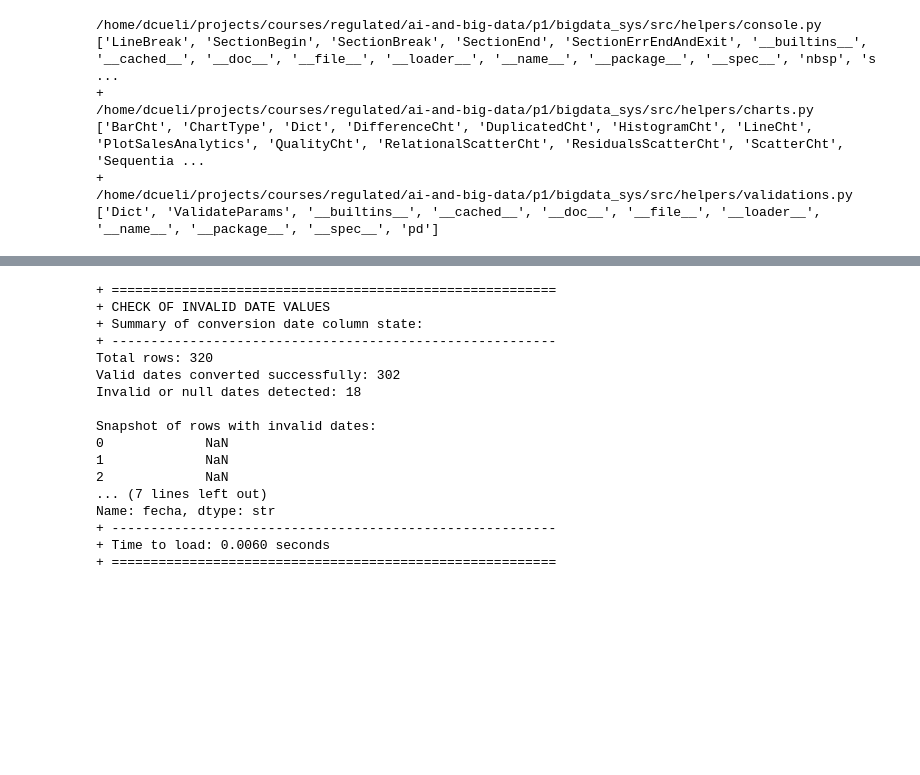
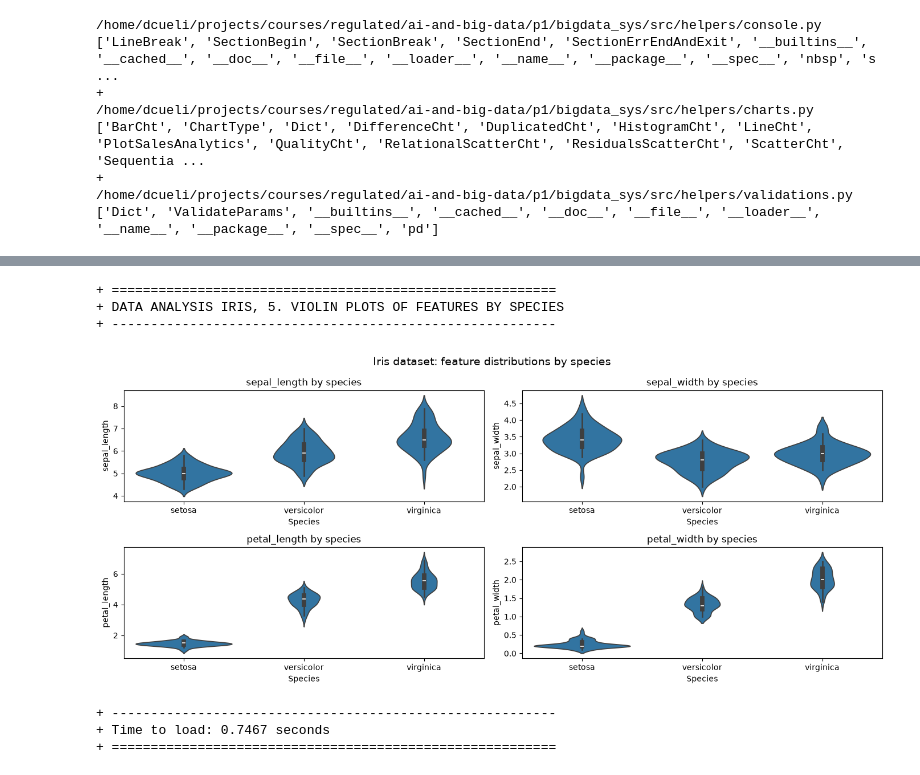
Before and after one commit to dcueli-com/bigdata_sys, a Jupyter notebook: src/activities/RA2/lesson_03/notebooks/3_3_iris_dataset.ipynb, the cells around one changed output, grey strips where cells are left out. Saved outputs shown, nothing was run; the diff lists cells and outputs as text; code cells hidden in the pictures; blank space fills up the shorter version.

```diff
--- a/src/activities/RA2/lesson_03/notebooks/3_3_iris_dataset.ipynb
+++ b/src/activities/RA2/lesson_03/notebooks/3_3_iris_dataset.ipynb
@@ -384,66 +267,55 @@ differences of varying magnitudes easier to visualize.
 + =========================================================
 # %%
-# DATA ANALYSIS, 4. CHECK OF INVALID DATE VALUES
-# ==============================================
+# DATA ANALYSIS IRIS, 5. VIOLIN PLOTS OF FEATURES BY SPECIES
+# ==========================================================
 tInit: float = time.time()
 
-# CheckInvalidDates
-# -----------------
-# Try to convert the date column to proper datetime format
-# errors='coerce' converts all invalid dates to NaN
+# ViolinplotBySpecies
+# -------------------
+# Show the plot with relationships between features
 #
-# @param string pColumn Name of the column to convert to proper date format
+# @param pDf: pd.DataFrame The pandas dataframe
 # @return None
-def CheckInvalidDates(pDf: pd.DataFrame, pColumn:str = 'fecha') -> Dict[str, any]:
-  properDateTime: pd.Series = pd.to_datetime(pDf[pColumn], errors='coerce')
+def ViolinplotBySpecies(pDf: pd.DataFrame) -> list[dict]:
+  fig, axes = plt.subplots(2, 2, figsize=(14, 6))
 
-  # How many dates were successfully converted and how many failed
-  totRows: int = len(pDf)
-  totProperDates: int = properDateTime.notna().sum()
-  totInvalidDates: int = properDateTime.isna().sum()
+  for feature, ax in zip(sepalFeatures, axes.flatten()):
+    sns.violinplot(
+      data=df,
+      x="species",
+      y=feature,
+      ax=ax
+    )
 
-  print(f"Total rows: {totRows}")
-  print(f"Valid dates converted successfully: {totProperDates}")
-  print(f"Invalid or null dates detected: {totInvalidDates}")
+    ax.set_title(f"{feature} by species")
+    ax.set_xlabel("Species")
+    ax.set_ylabel(feature)
 
-  # Show some of the rows with dates that failed
-  print("\nSnapshot of rows with invalid dates:")
-  print(pDf[properDateTime.isna()][pColumn].head(10))
+  fig.suptitle("Iris dataset: feature distributions by species", fontsize=14)
 
-  return {
-    'category': pColumn,
-    'total': totRows,
-    'valid': totProperDates,
-    'errors': totInvalidDates
-  }
+  plt.tight_layout()
+  plt.show()
 
+  return {'bOk': True}
 
 # Execute script
-csl.SectionBegin("CHECK OF INVALID DATE VALUES", 0)
-print("+ Summary of conversion date column state:")
+csl.SectionBegin("DATA ANALYSIS IRIS, 5. VIOLIN PLOTS OF FEATURES BY SPECIES", 0)
 csl.SectionBreak(0,0)
 
-resInvalidDates: Dict[str, any] = CheckInvalidDates(df, "fecha")
+res = ViolinplotBySpecies(df)
+if not res['bOk']:
+  print(f"Error({res['err']['code']}): In {res['err']['whre']}:")
+  print(res['err']['mssg'])
 
 csl.SectionBreak(0,0)
 tEnd: float = time.time()
 print(f"+ Time to load: {tEnd - tInit:.4f} seconds")
 csl.SectionEnd(0)
 # %% [output]
 + =========================================================
-+ CHECK OF INVALID DATE VALUES
-+ Summary of conversion date column state:
++ DATA ANALYSIS IRIS, 5. VIOLIN PLOTS OF FEATURES BY SPECIES
 + ---------------------------------------------------------
-Total rows: 320
-Valid dates converted successfully: 302
-Invalid or null dates detected: 18
-
-Snapshot of rows with invalid dates:
-0             NaN
-1             NaN
-2             NaN
-... (7 lines left out)
-Name: fecha, dtype: str
-+ ---------------------------------------------------------
-+ Time to load: 0.0060 seconds
-+ =========================================================
+[figure, added]
++ ---------------------------------------------------------
++ Time to load: 0.7467 seconds
++ =========================================================
```
Also changed, not shown: parts of 9 cells of this notebook, 4 other files.
